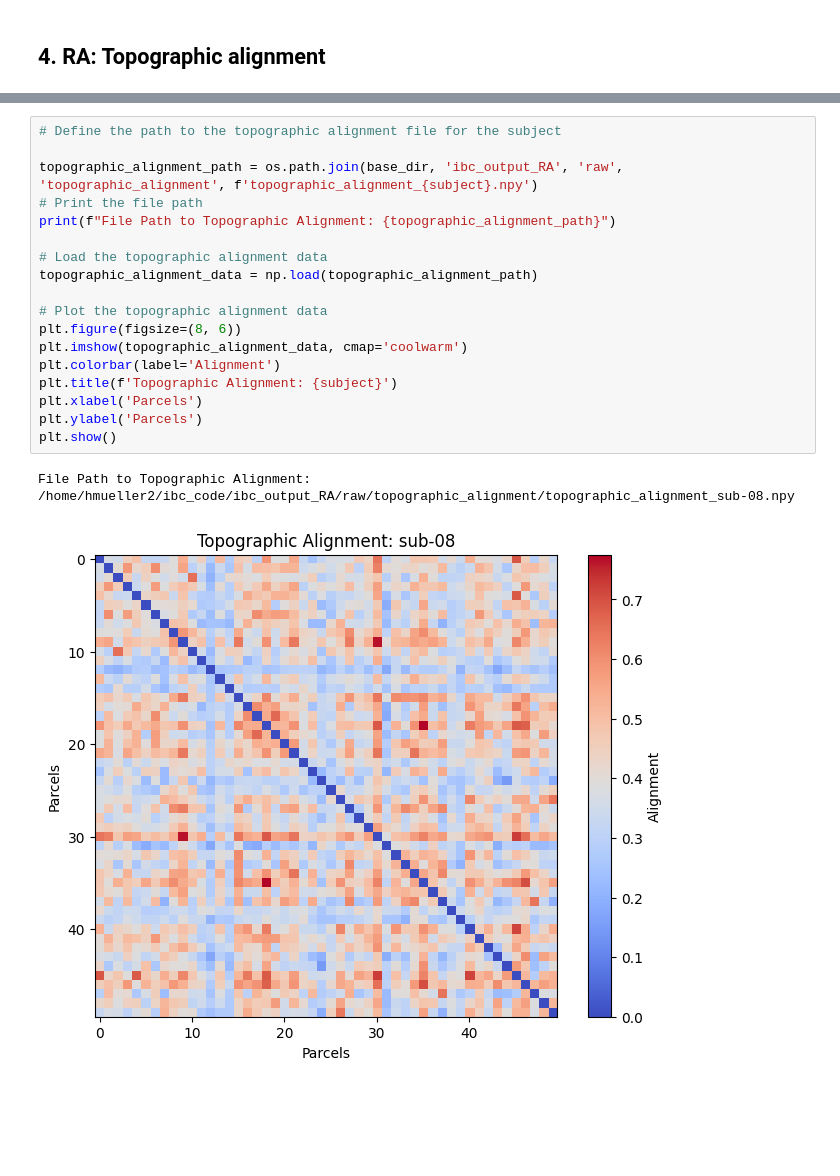
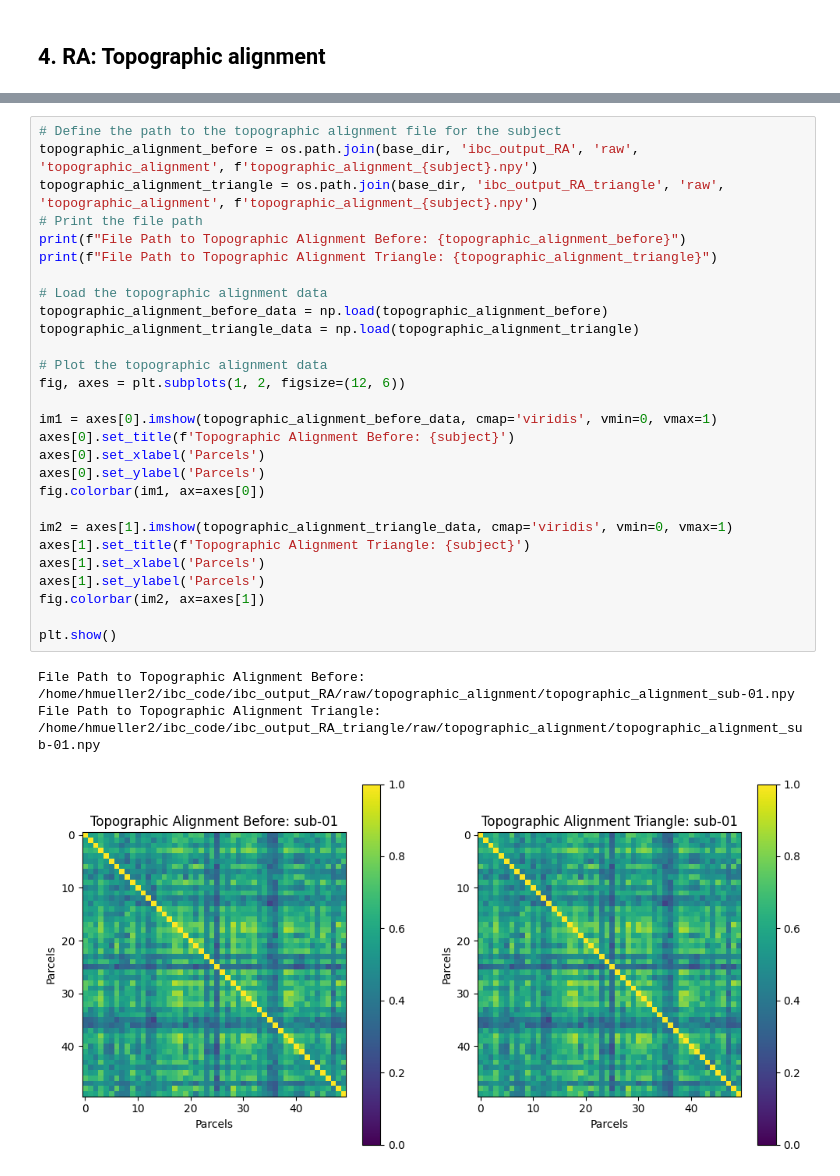
Before and after one commit to Cognitive-Neuroscience-Neurotechnology/ibc_latent, a Jupyter notebook: RSA/RSM_Visualization.ipynb, the cells around one changed output, grey strips where cells are left out. Saved outputs shown, nothing was run; the diff lists cells and outputs as text; blank space fills up the shorter version.

Commit message:
RA comparison (before vs upper triangle)

```diff
--- a/RSA/RSM_Visualization.ipynb
+++ b/RSA/RSM_Visualization.ipynb
@@ -182,21 +184,32 @@ FileNotFoundError: [Errno 2] No such file or directory: '/home/hmueller2/ibc_cod
 # %%
 # Define the path to the topographic alignment file for the subject
-
-topographic_alignment_path = os.path.join(base_dir, 'ibc_output_RA', 'raw', 'topographic_alignment', f'topographic_alignment_{subject}.npy')
+topographic_alignment_before = os.path.join(base_dir, 'ibc_output_RA', 'raw', 'topographic_alignment', f'topographic_alignment_{subject}.npy')
+topographic_alignment_triangle = os.path.join(base_dir, 'ibc_output_RA_triangle', 'raw', 'topographic_alignment', f'topographic_alignment_{subject}.npy')
 # Print the file path
-print(f"File Path to Topographic Alignment: {topographic_alignment_path}")
+print(f"File Path to Topographic Alignment Before: {topographic_alignment_before}")
+print(f"File Path to Topographic Alignment Triangle: {topographic_alignment_triangle}")
 
 # Load the topographic alignment data
-topographic_alignment_data = np.load(topographic_alignment_path)
+topographic_alignment_before_data = np.load(topographic_alignment_before)
+topographic_alignment_triangle_data = np.load(topographic_alignment_triangle)
 
 # Plot the topographic alignment data
-plt.figure(figsize=(8, 6))
-plt.imshow(topographic_alignment_data, cmap='coolwarm')
-plt.colorbar(label='Alignment')
-plt.title(f'Topographic Alignment: {subject}')
-plt.xlabel('Parcels')
-plt.ylabel('Parcels')
+fig, axes = plt.subplots(1, 2, figsize=(12, 6))
+
+im1 = axes[0].imshow(topographic_alignment_before_data, cmap='viridis', vmin=0, vmax=1)
+axes[0].set_title(f'Topographic Alignment Before: {subject}')
+axes[0].set_xlabel('Parcels')
+axes[0].set_ylabel('Parcels')
+fig.colorbar(im1, ax=axes[0])
+
+im2 = axes[1].imshow(topographic_alignment_triangle_data, cmap='viridis', vmin=0, vmax=1)
+axes[1].set_title(f'Topographic Alignment Triangle: {subject}')
+axes[1].set_xlabel('Parcels')
+axes[1].set_ylabel('Parcels')
+fig.colorbar(im2, ax=axes[1])
+
 plt.show()
 # %% [output]
-File Path to Topographic Alignment: /home/hmueller2/ibc_code/ibc_output_RA/raw/topographic_alignment/topographic_alignment_sub-08.npy
+File Path to Topographic Alignment Before: /home/hmueller2/ibc_code/ibc_output_RA/raw/topographic_alignment/topographic_alignment_sub-01.npy
+File Path to Topographic Alignment Triangle: /home/hmueller2/ibc_code/ibc_output_RA_triangle/raw/topographic_alignment/topographic_alignment_sub-01.npy
-[figure, old version]
+[figure, new version]
```
Also changed, not shown: parts of 6 cells of this notebook.
